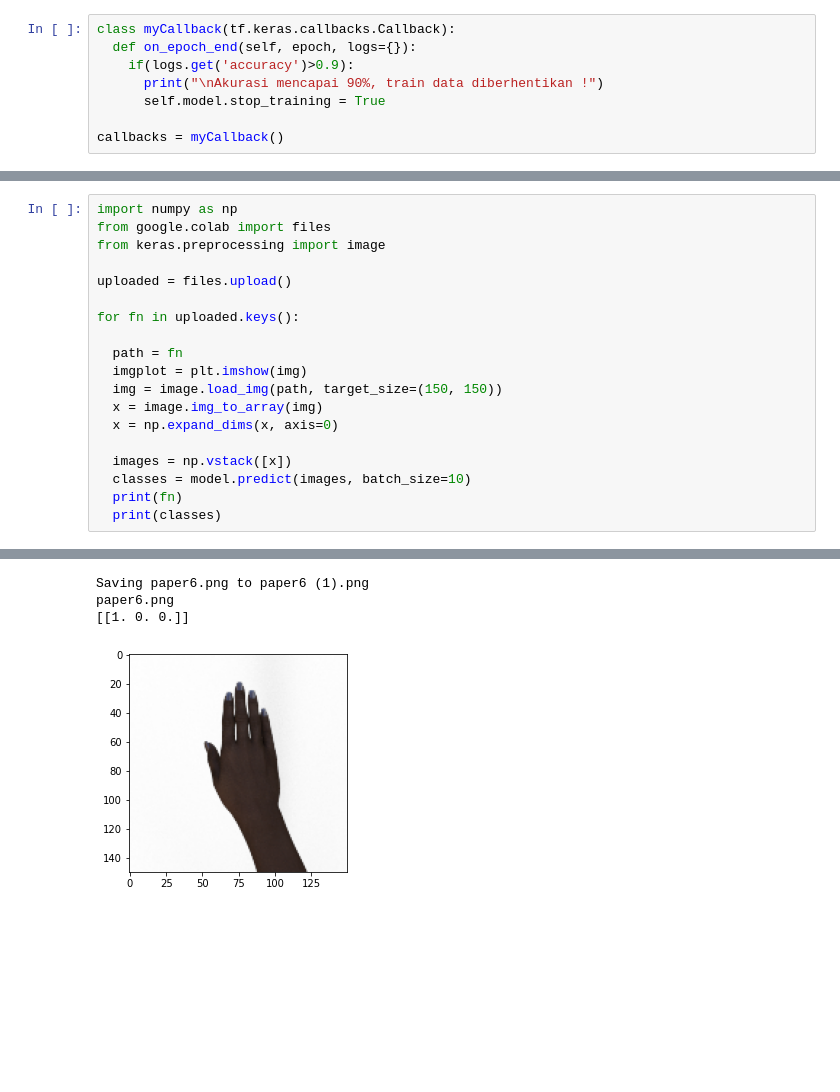
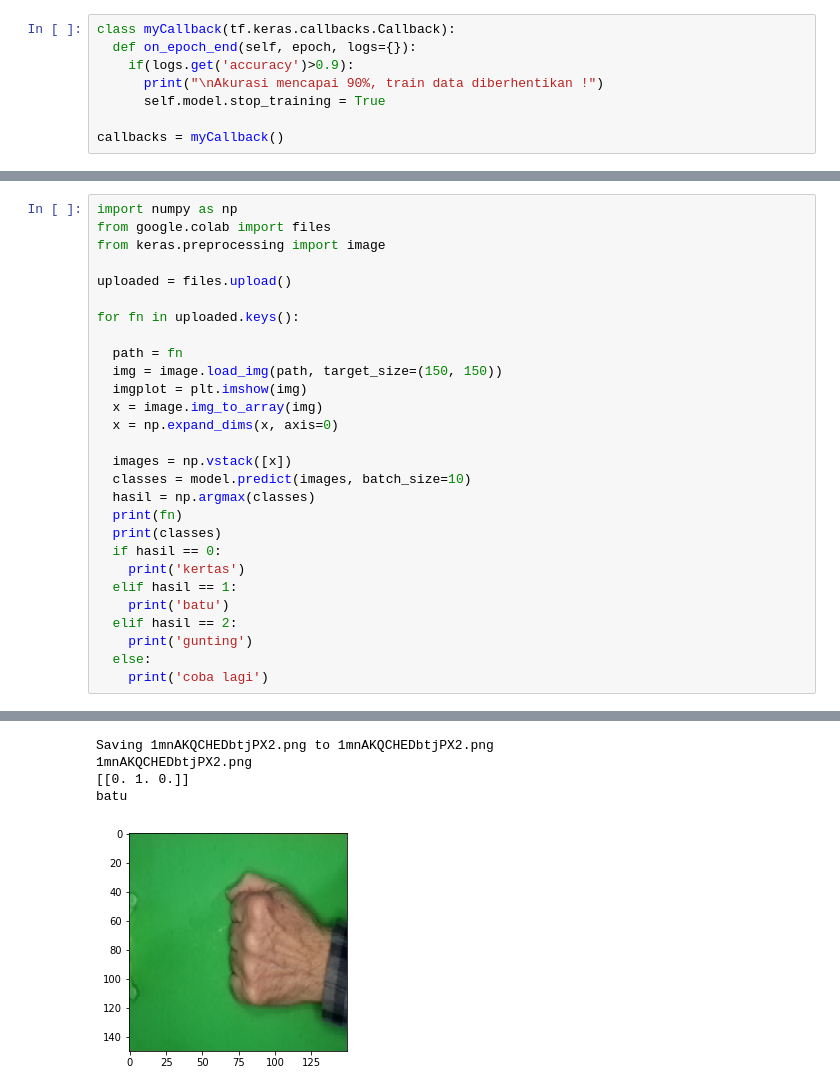
Before and after one commit to zanuarts/dicoding-ml-submission, a Jupyter notebook: submission_dicoding.ipynb, the cells around one changed output, grey strips where cells are left out. Cells and saved outputs as stored; diff of their text form; blank space fills up the shorter version.

```diff
--- a/submission_dicoding.ipynb
+++ b/submission_dicoding.ipynb
@@ -308,25 +308,35 @@ plt.show()
 # %%
 import numpy as np
 from google.colab import files
 from keras.preprocessing import image
 
 uploaded = files.upload()
 
 for fn in uploaded.keys():
 
   path = fn
+  img = image.load_img(path, target_size=(150, 150))
   imgplot = plt.imshow(img)
-  img = image.load_img(path, target_size=(150, 150))
   x = image.img_to_array(img)
   x = np.expand_dims(x, axis=0)
 
   images = np.vstack([x])
   classes = model.predict(images, batch_size=10)
+  hasil = np.argmax(classes)
   print(fn)
   print(classes)
+  if hasil == 0:
+    print('kertas')
+  elif hasil == 1:
+    print('batu')
+  elif hasil == 2:
+    print('gunting')
+  else:
+    print('coba lagi')
 # %% [output]
 [interactive output not drawn]
-Saving paper6.png to paper6 (1).png
-paper6.png
-[[1. 0. 0.]]
+Saving 1mnAKQCHEDbtjPX2.png to 1mnAKQCHEDbtjPX2.png
+1mnAKQCHEDbtjPX2.png
+[[0. 1. 0.]]
+batu
-[figure, old version]
+[figure, new version]
```
Also changed, not shown: parts of 6 cells of this notebook.
